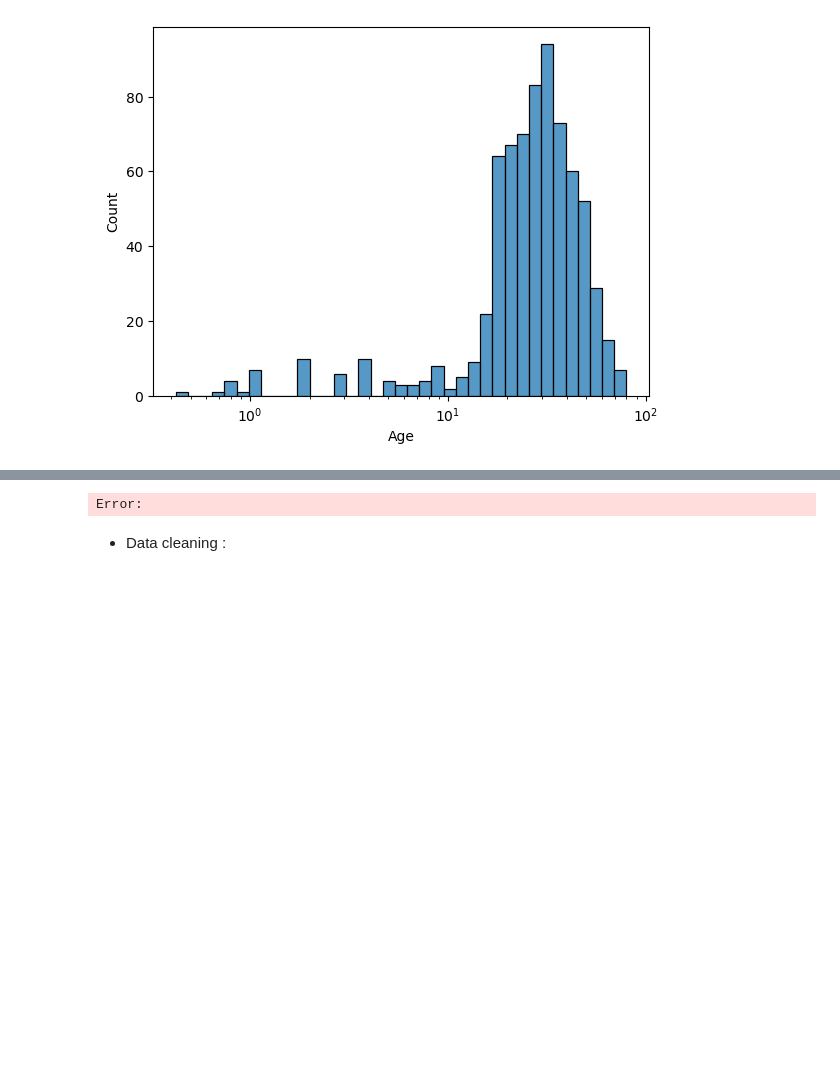
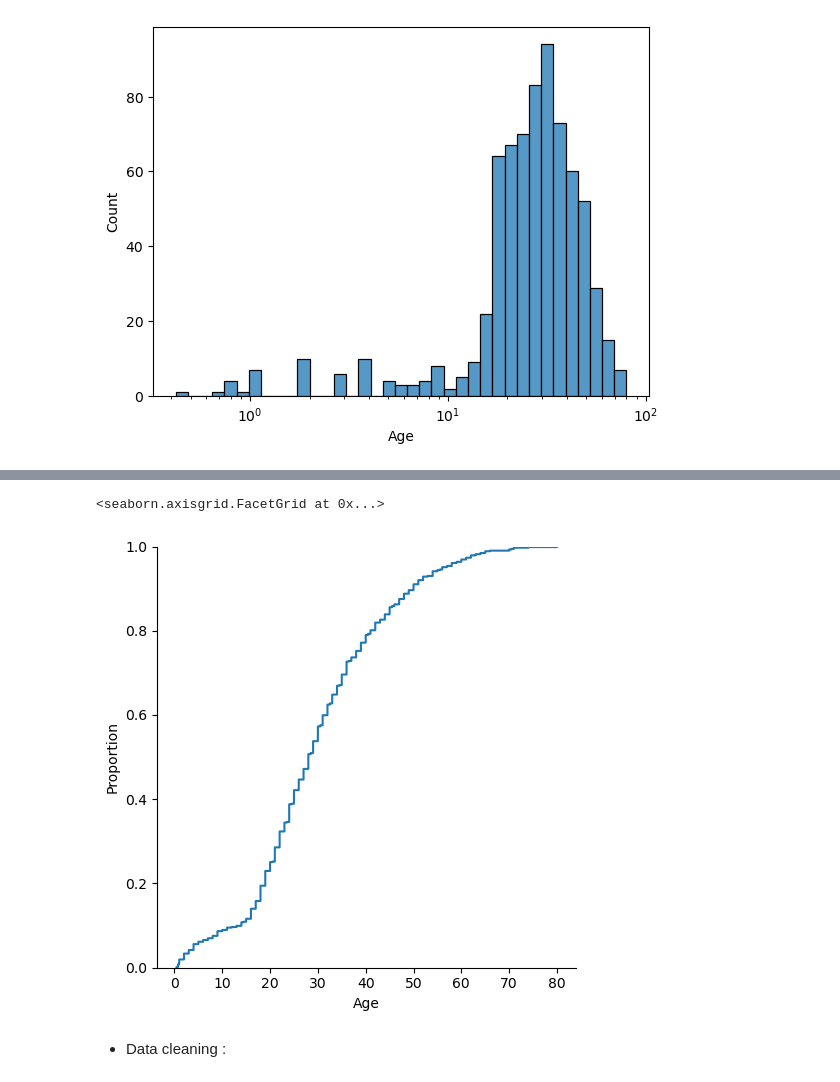
Before and after one commit to Ashraf-Khabar/SACAD-Projects, a Jupyter notebook: Mini_Project_N1/Model.ipynb, the cells around one changed output, grey strips where cells are left out. Saved outputs shown, nothing was run; the diff lists cells and outputs as text; code cells hidden in the pictures; blank space fills up the shorter version.

```diff
--- a/Mini_Project_N1/Model.ipynb
+++ b/Mini_Project_N1/Model.ipynb
@@ -64,7 +69,8 @@ sns.histplot(data=df, x="Age", log_scale=True)
 # %%
-sns.pairplot(df, hue="Age")
+sns.displot(data=df, x="Age", kind="ecdf")
 # %% [output]
-Error:
+<seaborn.axisgrid.FacetGrid at 0x...>
+[figure, added]
 # %% [markdown]
 * Data cleaning :
 # %%
```
Also changed, not shown: parts of 6 cells of this notebook, 1 other file.
